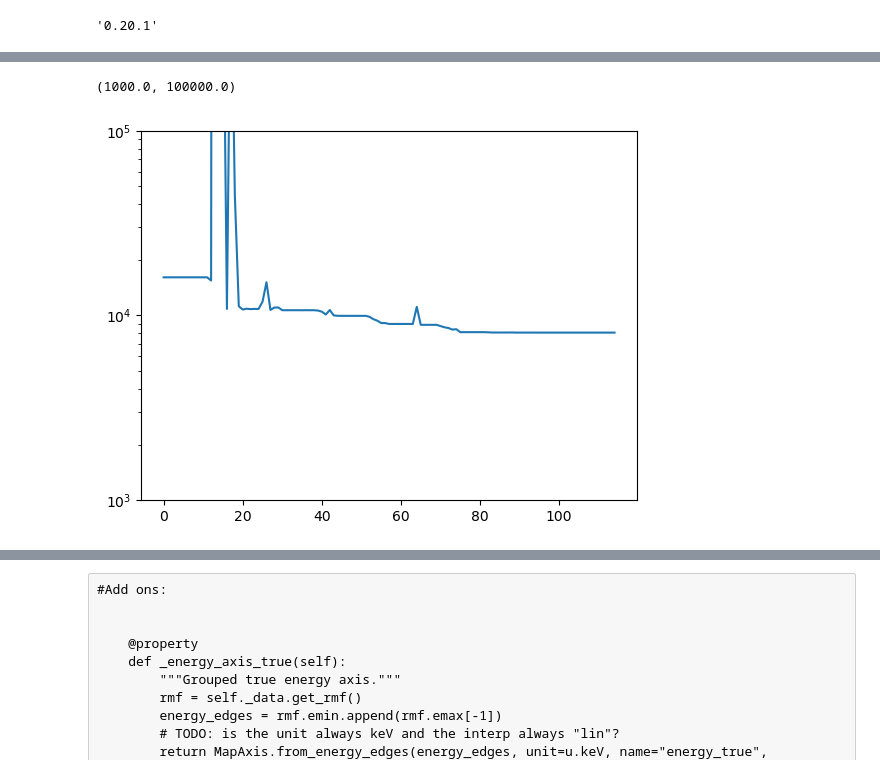
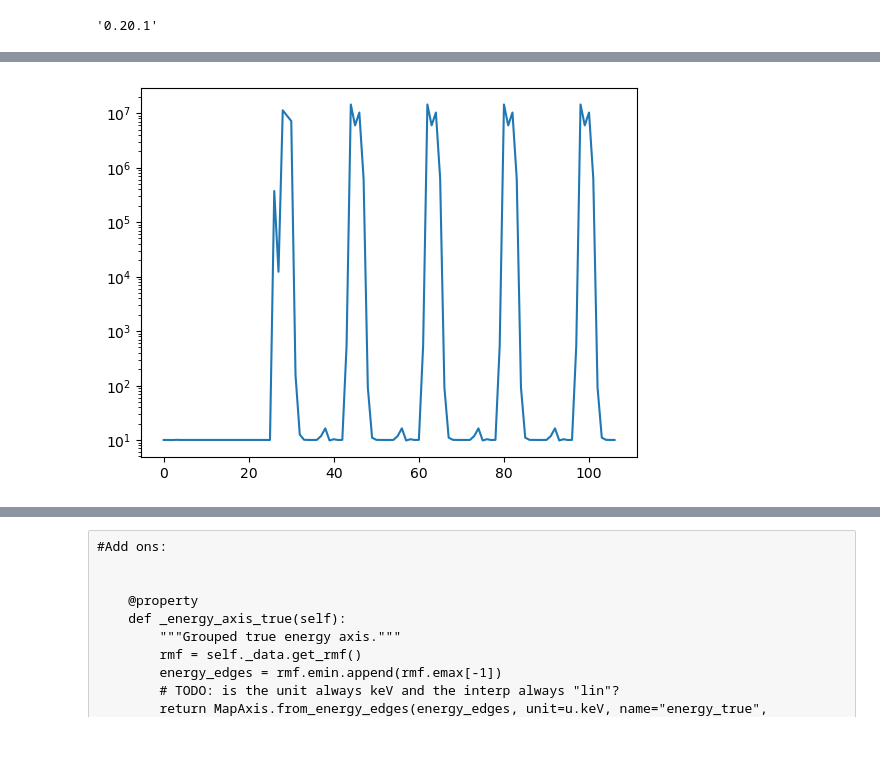
Before and after one commit to luca-giunti/share, a Jupyter notebook: tests-Copy1.ipynb, the cells around one changed output, grey strips where cells are left out. Drawn from its saved outputs; the diff is of its cells as text; code cells hidden in the pictures; blank space fills up the shorter version.

```diff
--- a/tests-Copy1.ipynb
+++ b/tests-Copy1.ipynb
@@ -183,5 +179,5 @@ stat_type = LeastSq()
 # %%
-dataset = SherpaSpectrumDataset(data, stat_type)
+dataset = SherpaSpectrumDataset(data, stat)
 # %%
 dataset.counts.plot(color="k")
 dataset.background.plot(color="r")
@@ -258,13 +282,19 @@ class SherpaSpectralModel(SpectralModel):
 from sherpa.models.basic import PowLaw1D
 from sherpa.astro.xspec import XSTBabs
 pl = PowLaw1D()
-pl.gamma.val = 2
-pl.ampl.val = 7e-2
-tbabs = XSTBabs()
-model = pl*tbabs
+pl.gamma.val = 1.5
+pl.gamma.min = 1
+pl.gamma.max = 4
+pl.gamma.frozen = True
+pl.ampl.val = 3e-4
+pl.ampl.min = 1e-7
+pl.ampl.max = 1e-1
+absorption = XSTBabs()
+absorption.nH = 5
+absorption.nH.frozen = True
+model = pl*absorption
 # %%
 wrapped_model = SherpaSpectralModel(model)
-wrapped_model.nH.frozen = True
 # %%
 model
 # %% [output]
@@ -332,7 +377,10 @@ Table length=4
 # %%
 from gammapy.modeling import Fit
 
-fit = Fit(store_trace=True)
+fit = Fit(store_trace=True, )
+minuit_opts = {"tol": 0.001,}
+fit.backend = "minuit"
+#fit.optimize_opts = minuit_opts
 result = fit.run([dataset])
 # %%
 result
@@ -365,8 +413,5 @@ Table length=4
 # %%
-import matplotlib.pyplot as plt
 plt.plot(result.trace["total_stat"])
 plt.yscale("log")
-plt.ylim(1e3, 1e5)
 # %% [output]
-(1000.0, 100000.0)
-[figure, old version]
+[figure, new version]
```
Also changed, not shown: parts of 22 cells of this notebook.
